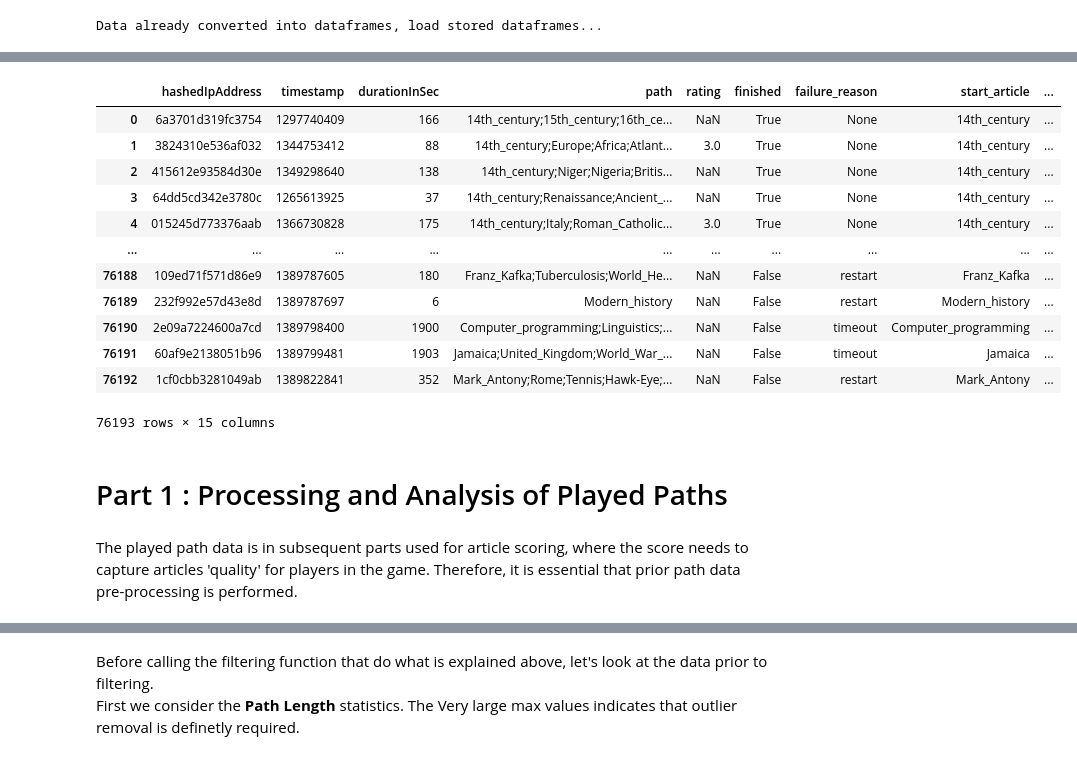
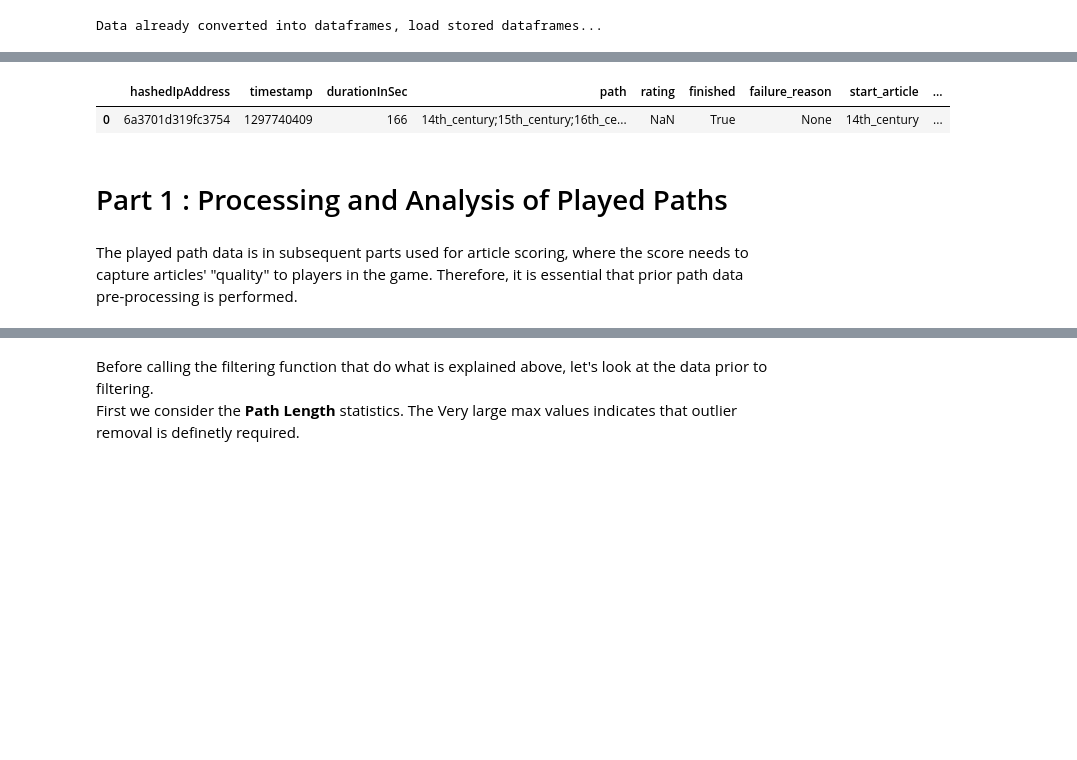
Before and after one commit to epfl-ada/ada-2024-project-adaholiks, a Jupyter notebook: Notebook_P3v2.ipynb, the cells around one changed output, grey strips where cells are left out. Cells and saved outputs as stored; diff of their text form; code cells hidden in the pictures; blank space fills up the shorter version.

```diff
--- a/Notebook_P3v2.ipynb
+++ b/Notebook_P3v2.ipynb
@@ -106,23 +86,12 @@ article_df
 # %%
-paths_df
+paths_df.head(1)
 # %% [output]
 |  | hashedIpAddress | timestamp | durationInSec | path | rating | finished | failure_reason | start_article | ... |
 | 0 | 6a3701d319fc3754 | 1297740409 | 166 | 14th_century;15th_century;16th_ce... | NaN | True | None | 14th_century | ... |
-| 1 | 3824310e536af032 | 1344753412 | 88 | 14th_century;Europe;Africa;Atlant... | 3.0 | True | None | 14th_century | ... |
-| 2 | 415612e93584d30e | 1349298640 | 138 | 14th_century;Niger;Nigeria;Britis... | NaN | True | None | 14th_century | ... |
-| 3 | 64dd5cd342e3780c | 1265613925 | 37 | 14th_century;Renaissance;Ancient_... | NaN | True | None | 14th_century | ... |
-| 4 | 015245d773376aab | 1366730828 | 175 | 14th_century;Italy;Roman_Catholic... | 3.0 | True | None | 14th_century | ... |
-| ... | ... | ... | ... | ... | ... | ... | ... | ... | ... |
-| 76188 | 109ed71f571d86e9 | 1389787605 | 180 | Franz_Kafka;Tuberculosis;World_He... | NaN | False | restart | Franz_Kafka | ... |
-| 76189 | 232f992e57d43e8d | 1389787697 | 6 | Modern_history | NaN | False | restart | Modern_history | ... |
-| 76190 | 2e09a7224600a7cd | 1389798400 | 1900 | Computer_programming;Linguistics;... | NaN | False | timeout | Computer_programming | ... |
-| 76191 | 60af9e2138051b96 | 1389799481 | 1903 | Jamaica;United_Kingdom;World_War_... | NaN | False | timeout | Jamaica | ... |
-| 76192 | 1cf0cbb3281049ab | 1389822841 | 352 | Mark_Antony;Rome;Tennis;Hawk-Eye;... | NaN | False | restart | Mark_Antony | ... |
-76193 rows × 15 columns
 # %% [markdown]
 # Part 1 : Processing and Analysis of Played Paths
 # %% [markdown]
-The played path data is in subsequent parts used for article scoring, where the score needs to capture articles 'quality' for players in the game. Therefore, it is essential that prior path data pre-processing is performed.
+The played path data is in subsequent parts used for article scoring, where the score needs to capture articles' "quality" to players in the game. Therefore, it is essential that prior path data pre-processing is performed.
 # %% [markdown]
 ## 1.1 Outlier Handling
 
```
Also changed, not shown: parts of 45 cells of this notebook, 4 other files.
